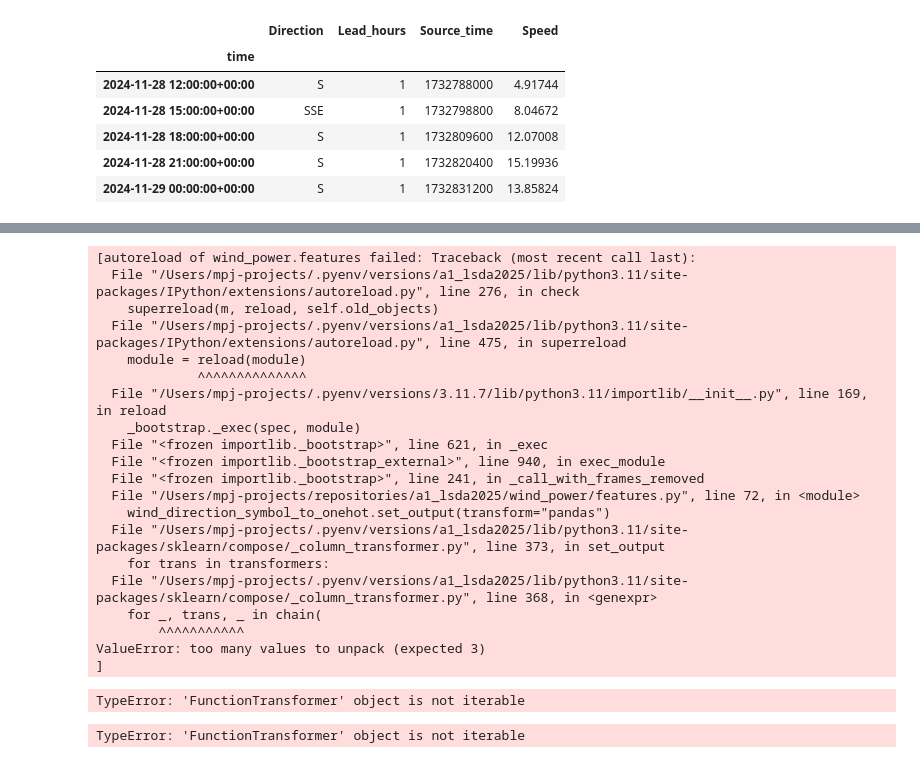
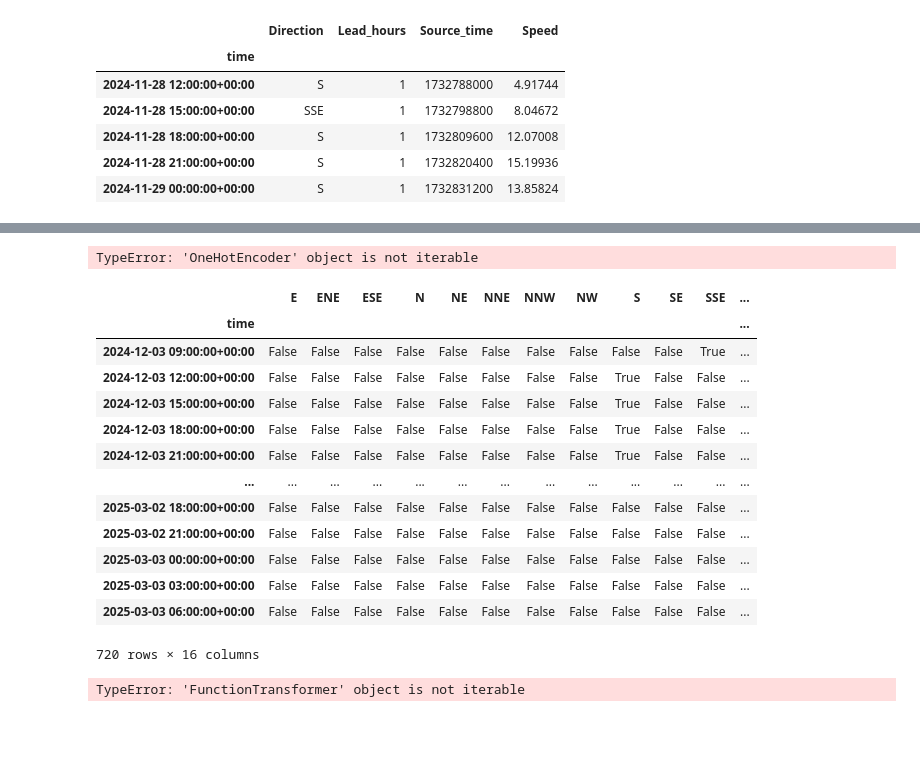
Before and after one commit to PLtier/Wind_Prediction_LSDA, a Jupyter notebook: notebooks/Assignment_1-Tutorial.ipynb, the cells around one changed output, grey strips where cells are left out. Drawn from its saved outputs; the diff is of its cells as text; code cells hidden in the pictures; blank space fills up the shorter version.

Commit message:
refactor: progress towards onehot encoding

```diff
--- a/notebooks/Assignment_1-Tutorial.ipynb
+++ b/notebooks/Assignment_1-Tutorial.ipynb
@@ -431,2 +459,2 @@ from wind_power.features import wind_direction_symbol_to_vector_ct, wind_directi
 # %%
-t_wind_df = wind_direction_symbol_to_vector_ct.fit_transform(wind_df)
+wind_direction_symbol_to_vector_ct.fit_transform(wind_df)
@@ -433,27 +476,24 @@ t_wind_df = wind_direction_symbol_to_vector_ct.fit_transform(wind_df)
 # %%
-wind_direction_symbol_to_onehot.fit_transform(wind_df)
+wind_direction_symbol_to_onehot_ct.fit_transform(wind_df)
 # %% [output]
-[autoreload of wind_power.features failed: Traceback (most recent call last):
-  File "/Users/mpj-projects/.pyenv/versions/a1_lsda2025/lib/python3.11/site-packages/IPython/extensions/autoreload.py", line 276, in check
-    superreload(m, reload, self.old_objects)
-  File "/Users/mpj-projects/.pyenv/versions/a1_lsda2025/lib/python3.11/site-packages/IPython/extensions/autoreload.py", line 475, in superreload
-    module = reload(module)
-             ^^^^^^^^^^^^^^
-  File "/Users/mpj-projects/.pyenv/versions/3.11.7/lib/python3.11/importlib/__init__.py", line 169, in reload
-    _bootstrap._exec(spec, module)
-  File "<frozen importlib._bootstrap>", line 621, in _exec
-  File "<frozen importlib._bootstrap_external>", line 940, in exec_module
-  File "<frozen importlib._bootstrap>", line 241, in _call_with_frames_removed
-  File "/Users/mpj-projects/repositories/a1_lsda2025/wind_power/features.py", line 72, in <module>
-    wind_direction_symbol_to_onehot.set_output(transform="pandas")
-  File "/Users/mpj-projects/.pyenv/versions/a1_lsda2025/lib/python3.11/site-packages/sklearn/compose/_column_transformer.py", line 373, in set_output
-    for trans in transformers:
-  File "/Users/mpj-projects/.pyenv/versions/a1_lsda2025/lib/python3.11/site-packages/sklearn/compose/_column_transformer.py", line 368, in <genexpr>
-    for _, trans, _ in chain(
-        ^^^^^^^^^^^
-ValueError: too many values to unpack (expected 3)
-]
+TypeError: 'OneHotEncoder' object is not iterable
-TypeError: 'FunctionTransformer' object is not iterable
+# %%
+pd.get_dummies(wind_df['Direction'])
+# %% [output]
+|  | E | ENE | ESE | N | NE | NNE | NNW | NW | S | SE | SSE | ... |
+| time |  |  |  |  |  |  |  |  |  |  |  | ... |
+| 2024-12-03 09:00:00+00:00 | False | False | False | False | False | False | False | False | False | False | True | ... |
+| 2024-12-03 12:00:00+00:00 | False | False | False | False | False | False | False | False | True | False | False | ... |
+| 2024-12-03 15:00:00+00:00 | False | False | False | False | False | False | False | False | True | False | False | ... |
+| 2024-12-03 18:00:00+00:00 | False | False | False | False | False | False | False | False | True | False | False | ... |
+| 2024-12-03 21:00:00+00:00 | False | False | False | False | False | False | False | False | True | False | False | ... |
+| ... | ... | ... | ... | ... | ... | ... | ... | ... | ... | ... | ... | ... |
+| 2025-03-02 18:00:00+00:00 | False | False | False | False | False | False | False | False | False | False | False | ... |
+| 2025-03-02 21:00:00+00:00 | False | False | False | False | False | False | False | False | False | False | False | ... |
+| 2025-03-03 00:00:00+00:00 | False | False | False | False | False | False | False | False | False | False | False | ... |
+| 2025-03-03 03:00:00+00:00 | False | False | False | False | False | False | False | False | False | False | False | ... |
+| 2025-03-03 06:00:00+00:00 | False | False | False | False | False | False | False | False | False | False | False | ... |
+720 rows × 16 columns
 # %%
 from sklearn.pipeline import make_pipeline
 pipeline = make_pipeline(wind_direction_symbol_to_onehot)
```
Also changed, not shown: parts of 7 cells of this notebook, 3 other files.
